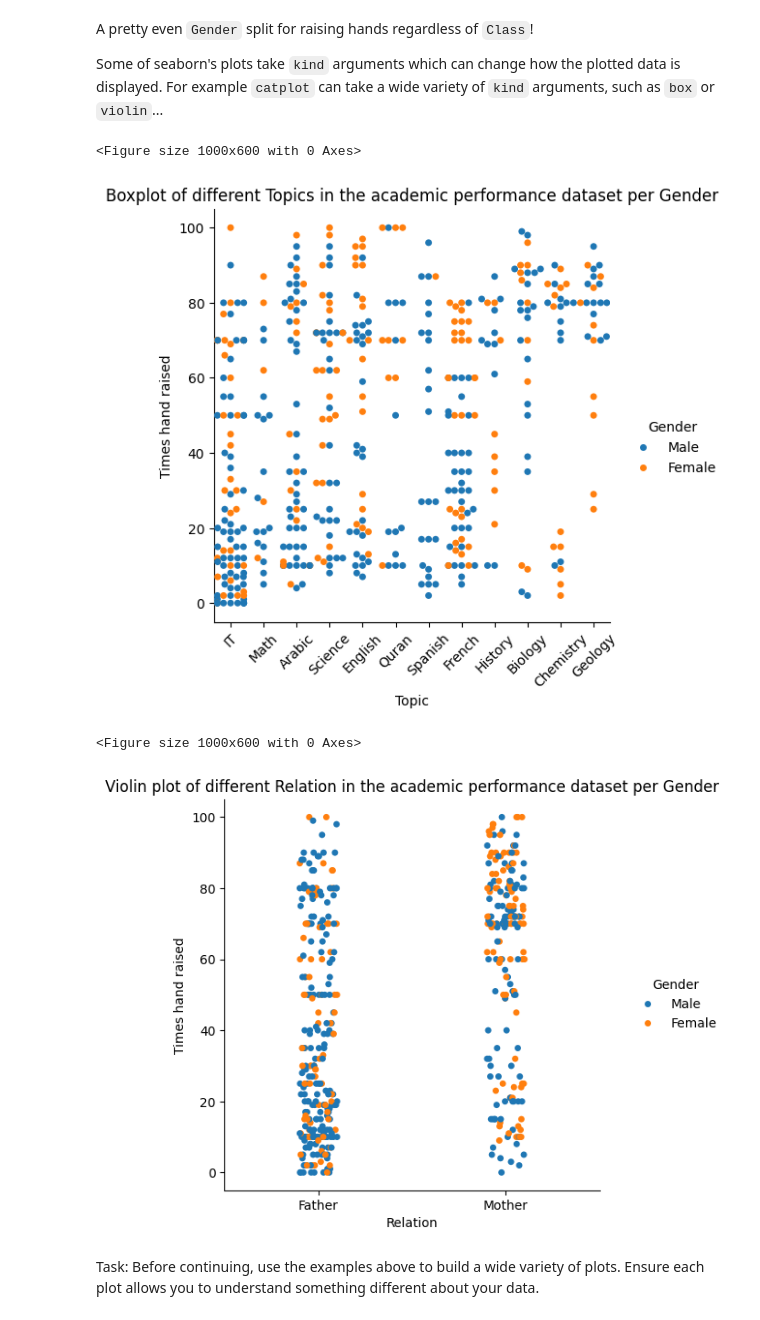
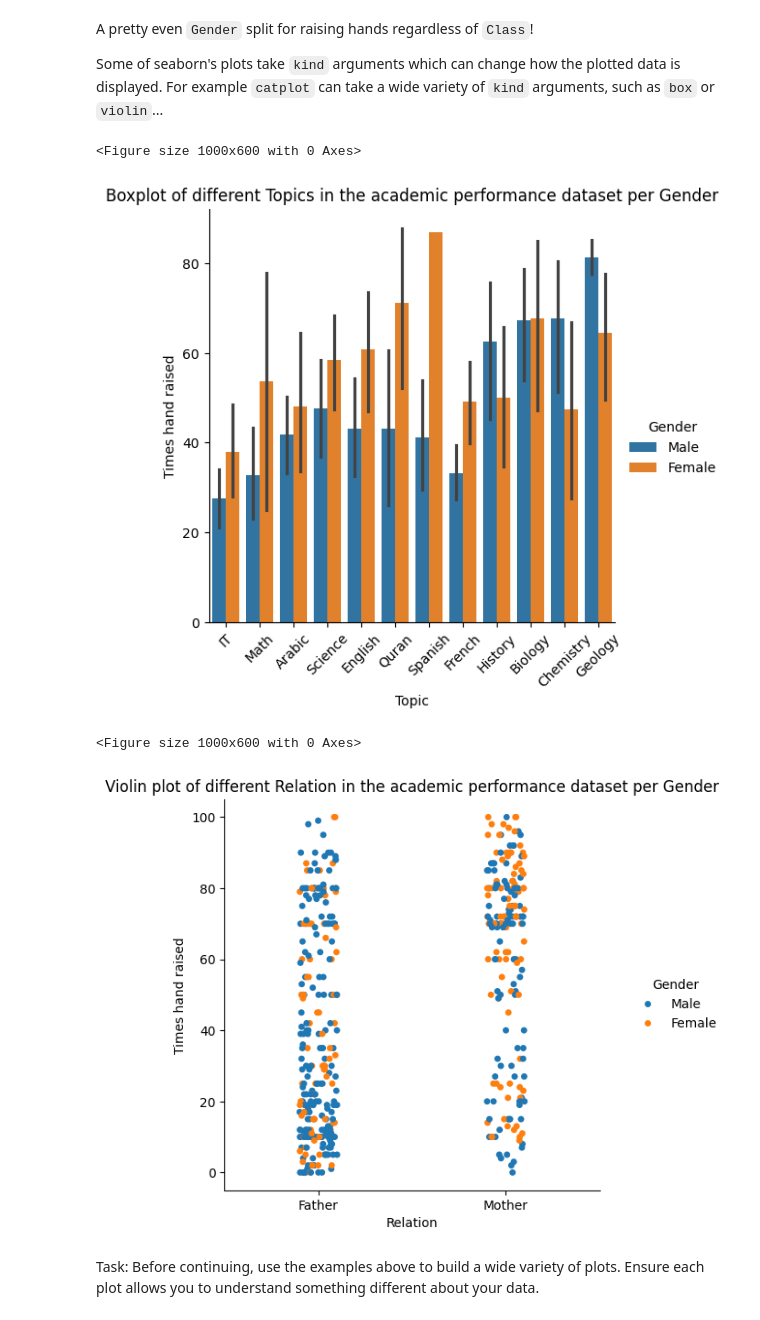
Before and after one commit to darioLabrador/vinho-verde, a Jupyter notebook: csc2034-ds-demos-master/04_predicting_academic_performance.ipynb, the cells around one changed output. Drawn from its saved outputs; the diff is of its cells as text; code cells hidden in the pictures.

```diff
--- a/csc2034-ds-demos-master/04_predicting_academic_performance.ipynb
+++ b/csc2034-ds-demos-master/04_predicting_academic_performance.ipynb
@@ -150,26 +150,26 @@ A pretty even `Gender` split for raising hands regardless of `Class`!
 Some of seaborn's plots take `kind` arguments which can change how the plotted data is displayed. For example `catplot` can take a wide variety of `kind` arguments, such as `box` or `violin`...
 # %%
 plt.figure(figsize = (10, 6))
-sns.catplot(x = "Topic", y = "RaisedHands", data = dataset, kind = "swarm", hue = "Gender")
+sns.catplot(x = "Topic", y = "RaisedHands", data = dataset, kind = "bar", hue = "Gender")
 plt.title("Boxplot of different Topics in the academic performance dataset per Gender")
 plt.xlabel("Topic")
 plt.ylabel("Times hand raised")
 plt.xticks(rotation=45)
 plt.show()
 plt.close()
 
 plt.figure(figsize = (10, 6))
 sns.catplot(x = "Relation", y = "RaisedHands", data = dataset, kind = "strip", hue = "Gender")
 plt.title("Violin plot of different Relation in the academic performance dataset per Gender")
 plt.xlabel("Relation")
 plt.ylabel("Times hand raised")
 plt.show()
 plt.close()
 # %% [output]
 <Figure size 1000x600 with 0 Axes>
-[figure, old version]
+[figure, new version]
 <Figure size 1000x600 with 0 Axes>
-[figure, old version]
+[figure, new version]
 # %% [markdown]
 Task: Before continuing, use the examples above to build a wide variety of plots. Ensure each plot allows you to understand something different about your data.
 # %%
```
Also changed, not shown: parts of 14 cells of this notebook.
